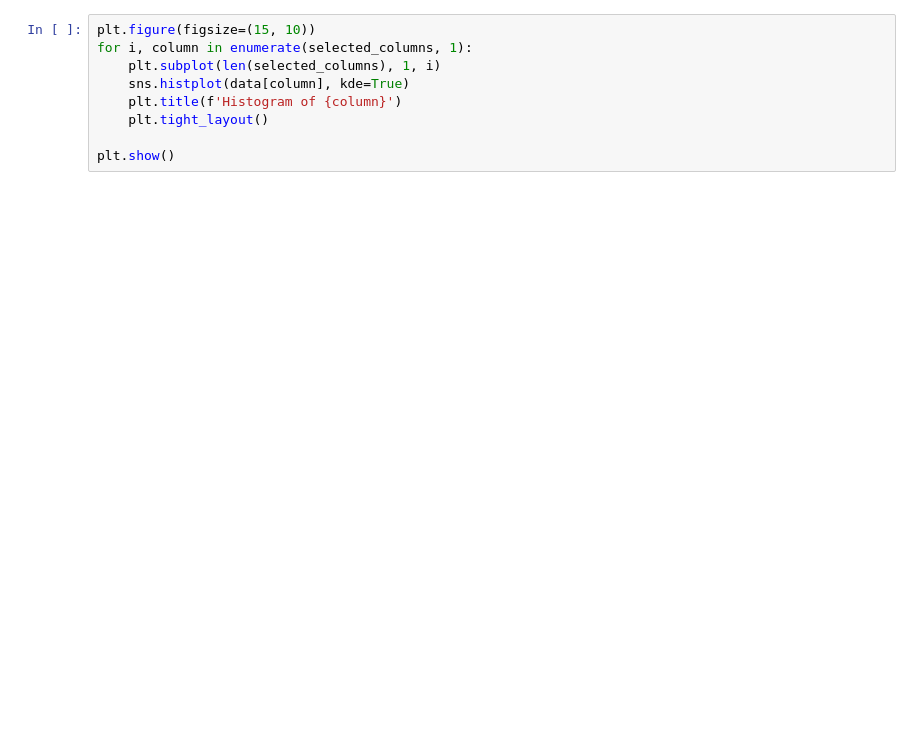
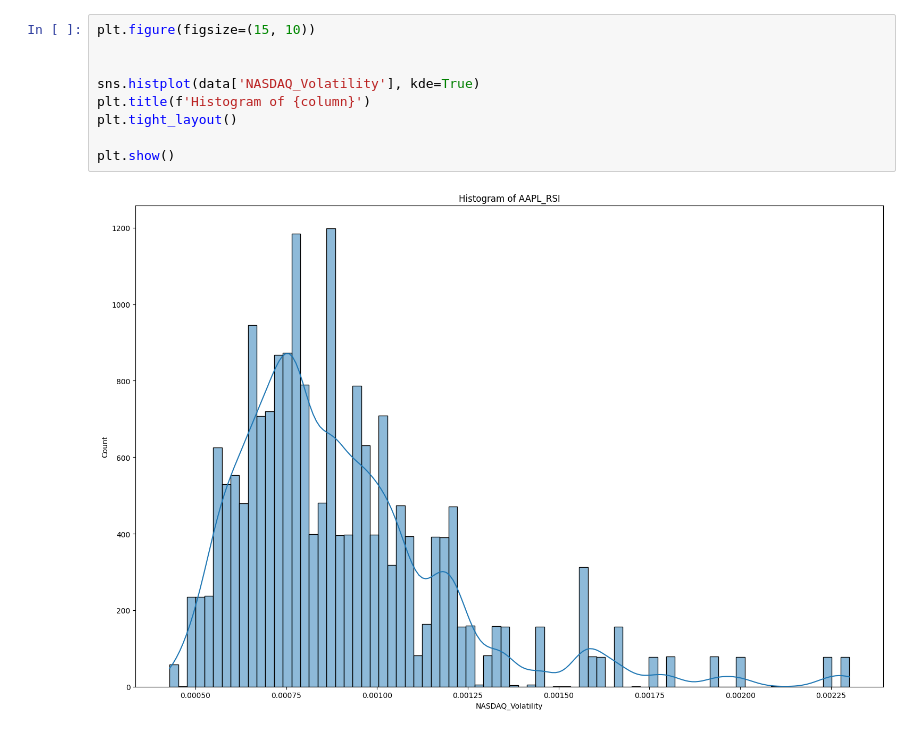
Before and after one commit to SDing-14/Fintech-540, a Jupyter notebook: Step3: EDA.ipynb, the cells around one changed output. Cells and saved outputs as stored; diff of their text form; blank space fills up the shorter version.

```diff
--- a/Step3: EDA.ipynb
+++ b/Step3: EDA.ipynb
@@ -36,12 +40,14 @@ plt.show()
 # %%
 plt.figure(figsize=(15, 10))
-for i, column in enumerate(selected_columns, 1):
-    plt.subplot(len(selected_columns), 1, i)
-    sns.histplot(data[column], kde=True)
-    plt.title(f'Histogram of {column}')
-    plt.tight_layout()
+
+
+sns.histplot(data['NASDAQ_Volatility'], kde=True)
+plt.title(f'Histogram of {column}')
+plt.tight_layout()
 
 plt.show()
+# %% [output]
+[figure, added]
 # %%
 pairs_to_plot = [
     ('NASDAQ_Volatility', 'AAPL_High_Low_Spread'),
```
Also changed, not shown: parts of 3 cells of this notebook, 1 other file.
